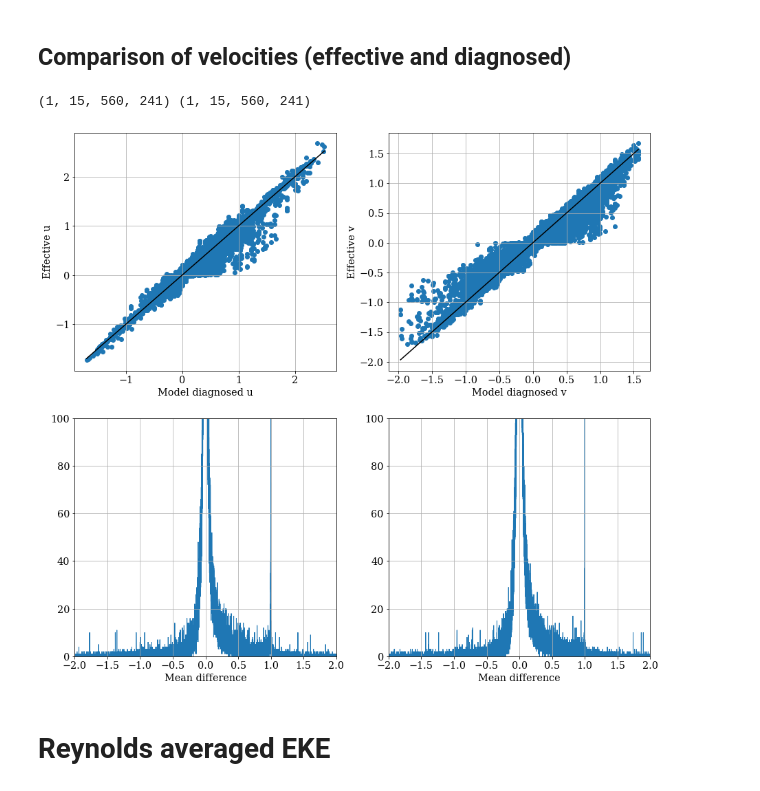
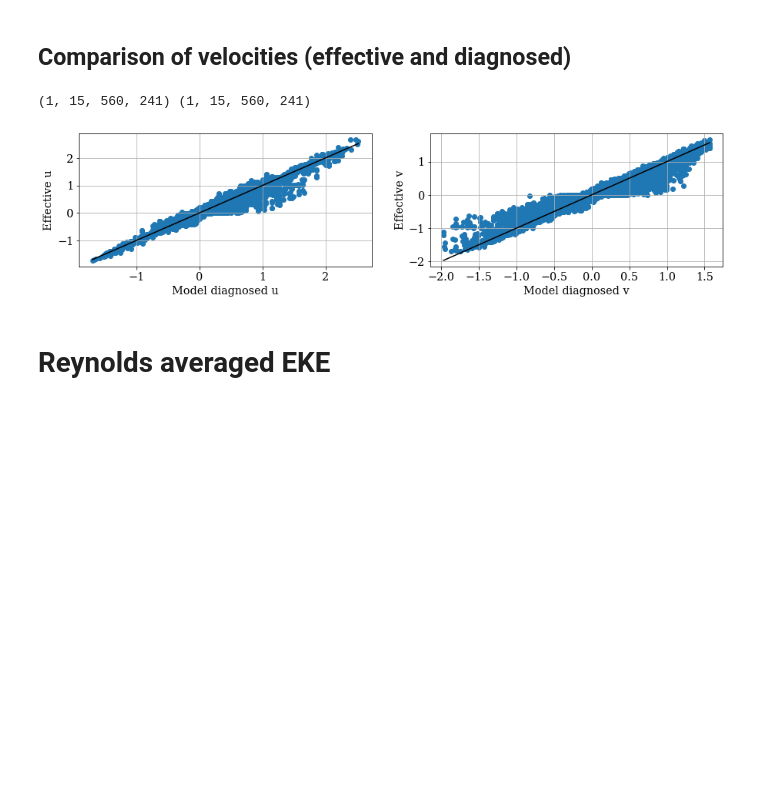
Before and after one commit to ocean-eddy-cpt/NeverWorld2, a Jupyter notebook: A002_02_August_2020_EKE.ipynb, the cells around one changed output. Cells and saved outputs as stored; diff of their text form; code cells hidden in the pictures; blank space fills up the shorter version.

```diff
--- a/A002_02_August_2020_EKE.ipynb
+++ b/A002_02_August_2020_EKE.ipynb
@@ -123,43 +123,27 @@ v_eff = v_eff.sel(time=slice(start_time,end_time)).values.astype(float)
 v_diag = av.v.sel(time=slice(start_time,end_time)).values.astype(float)
 # %%
 print(u_diag.shape,u_eff.shape)
-plt.figure(figsize=(15,14))
+plt.figure(figsize=(15,7))
 plt.subplot(2,2,1)
 plt.scatter(u_diag,u_eff)
 plt.plot([np.nanmin(u_diag),np.nanmax(u_diag)],[np.nanmin(u_diag),np.nanmax(u_diag)],'k-')
 plt.xlabel('Model diagnosed u')
 plt.ylabel('Effective u')
 plt.grid()
 
 plt.subplot(2,2,2)
 plt.scatter(v_diag,v_eff)
 plt.plot([np.nanmin(v_diag),np.nanmax(v_diag)],[np.nanmin(v_diag),np.nanmax(v_diag)],'k-')
 plt.xlabel('Model diagnosed v')
 plt.ylabel('Effective v')
 plt.grid()
 
-plt.subplot(2,2,3)
-u_error = (u_diag - u_eff)/(u_diag)
-plt.hist(u_error.astype(float).flatten(),bins='auto',histtype='step')
-plt.xlabel('Mean difference')
-plt.xlim((-2,2))
-plt.ylim((0,100))
-plt.grid()
-
-plt.subplot(2,2,4)
-v_error = (v_diag - v_eff)/(v_diag)
-plt.hist(v_error.astype(float).flatten(),bins='auto',histtype='step')
-plt.xlabel('Mean difference')
-plt.xlim((-2,2))
-plt.ylim((0,100))
-plt.grid()
-
 plt.savefig('scatter_velocities_start_time_%i_days_end_time_%i_days.png' % (start_time,end_time), dpi=200,bbox_inches='tight',pad_inches=0)
 
 plt.show()
 # %% [output]
 (1, 15, 560, 241) (1, 15, 560, 241)
-[figure, old version]
+[figure, new version]
 # %% [markdown]
 # Reynolds averaged EKE
 # %%
```
Also changed, not shown: parts of 10 cells of this notebook.
